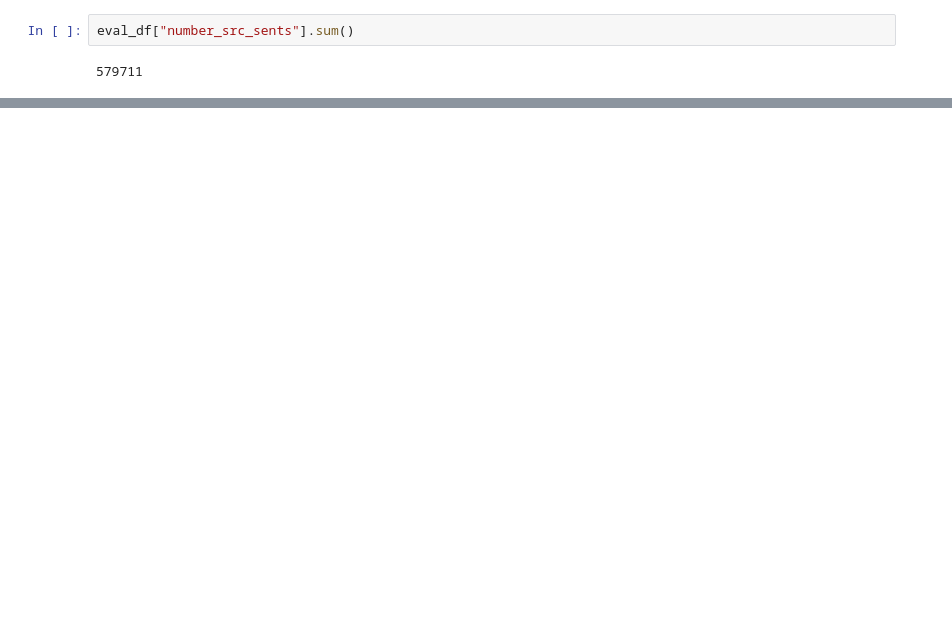
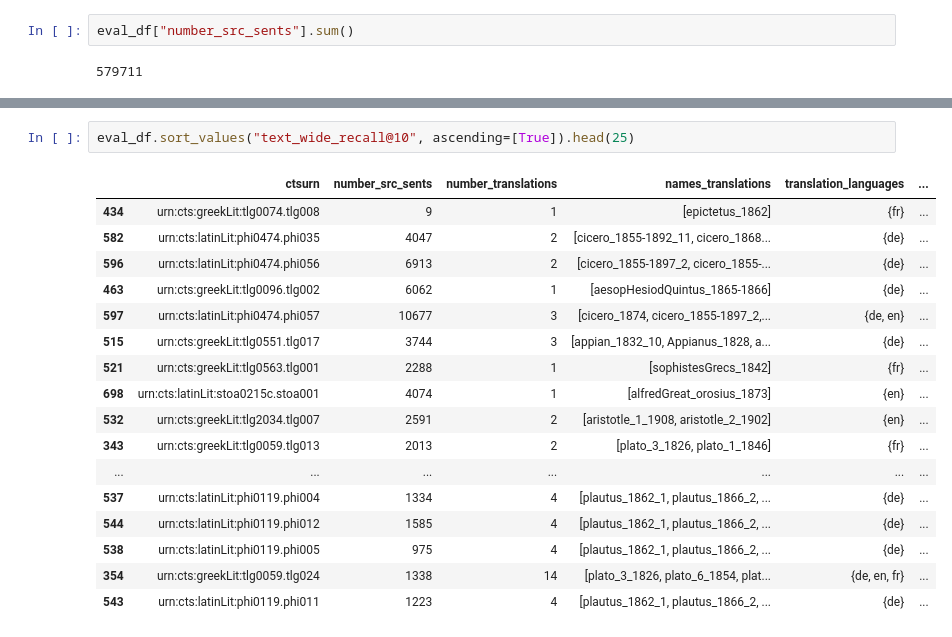
Before and after one commit to caro28/chiron, a Jupyter notebook: chironata/code/analyze_eval_dicts.ipynb, the cells around one changed output, grey strips where cells are left out. Cells and saved outputs as stored; diff of their text form; blank space fills up the shorter version.

```diff
--- a/chironata/code/analyze_eval_dicts.ipynb
+++ b/chironata/code/analyze_eval_dicts.ipynb
@@ -200,0 +174,20 @@ eval_df["number_translations"].sum()
+# %%
+eval_df.sort_values("text_wide_recall@10", ascending=[True]).head(25)
+# %% [output]
+|  | ctsurn | number_src_sents | number_translations | names_translations | translation_languages | ... |
+| 434 | urn:cts:greekLit:tlg0074.tlg008 | 9 | 1 | [epictetus_1862] | {fr} | ... |
+| 582 | urn:cts:latinLit:phi0474.phi035 | 4047 | 2 | [cicero_1855-1892_11, cicero_1868... | {de} | ... |
+| 596 | urn:cts:latinLit:phi0474.phi056 | 6913 | 2 | [cicero_1855-1897_2, cicero_1855-... | {de} | ... |
+| 463 | urn:cts:greekLit:tlg0096.tlg002 | 6062 | 1 | [aesopHesiodQuintus_1865-1866] | {de} | ... |
+| 597 | urn:cts:latinLit:phi0474.phi057 | 10677 | 3 | [cicero_1874, cicero_1855-1897_2,... | {de, en} | ... |
+| 515 | urn:cts:greekLit:tlg0551.tlg017 | 3744 | 3 | [appian_1832_10, Appianus_1828, a... | {de} | ... |
+| 521 | urn:cts:greekLit:tlg0563.tlg001 | 2288 | 1 | [sophistesGrecs_1842] | {fr} | ... |
+| 698 | urn:cts:latinLit:stoa0215c.stoa001 | 4074 | 1 | [alfredGreat_orosius_1873] | {en} | ... |
+| 532 | urn:cts:greekLit:tlg2034.tlg007 | 2591 | 2 | [aristotle_1_1908, aristotle_2_1902] | {en} | ... |
+| 343 | urn:cts:greekLit:tlg0059.tlg013 | 2013 | 2 | [plato_3_1826, plato_1_1846] | {fr} | ... |
+| ... | ... | ... | ... | ... | ... | ... |
+| 537 | urn:cts:latinLit:phi0119.phi004 | 1334 | 4 | [plautus_1862_1, plautus_1866_2, ... | {de} | ... |
+| 544 | urn:cts:latinLit:phi0119.phi012 | 1585 | 4 | [plautus_1862_1, plautus_1866_2, ... | {de} | ... |
+| 538 | urn:cts:latinLit:phi0119.phi005 | 975 | 4 | [plautus_1862_1, plautus_1866_2, ... | {de} | ... |
+| 354 | urn:cts:greekLit:tlg0059.tlg024 | 1338 | 14 | [plato_3_1826, plato_6_1854, plat... | {de, en, fr} | ... |
+| 543 | urn:cts:latinLit:phi0119.phi011 | 1223 | 4 | [plautus_1862_1, plautus_1866_2, ... | {de} | ... |
```
Also changed, not shown: parts of 16 cells of this notebook, 18 other files.
